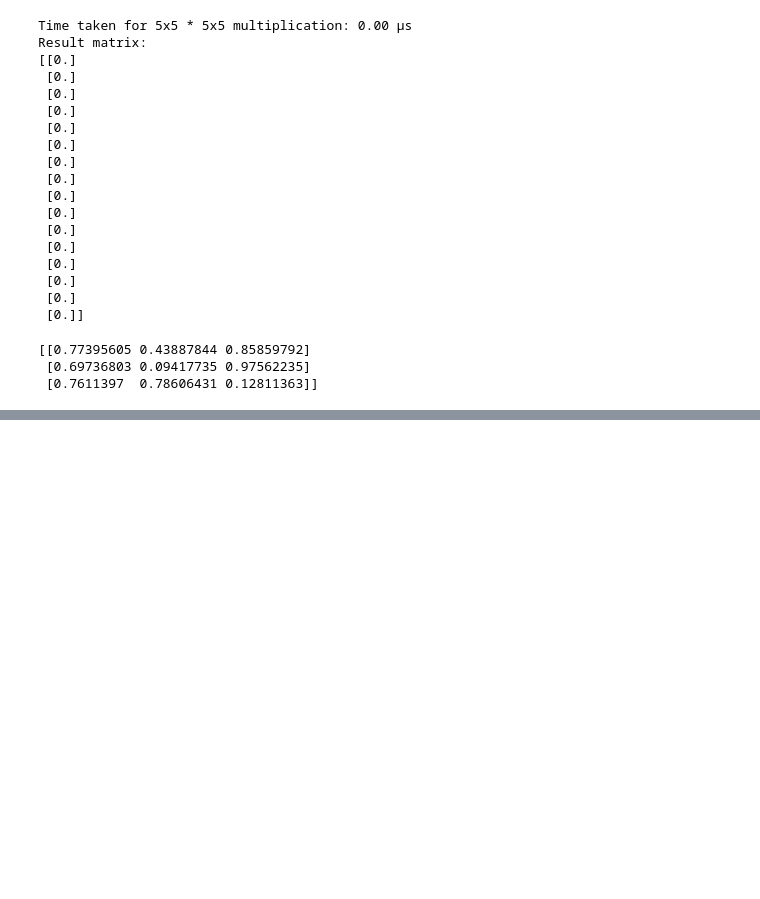
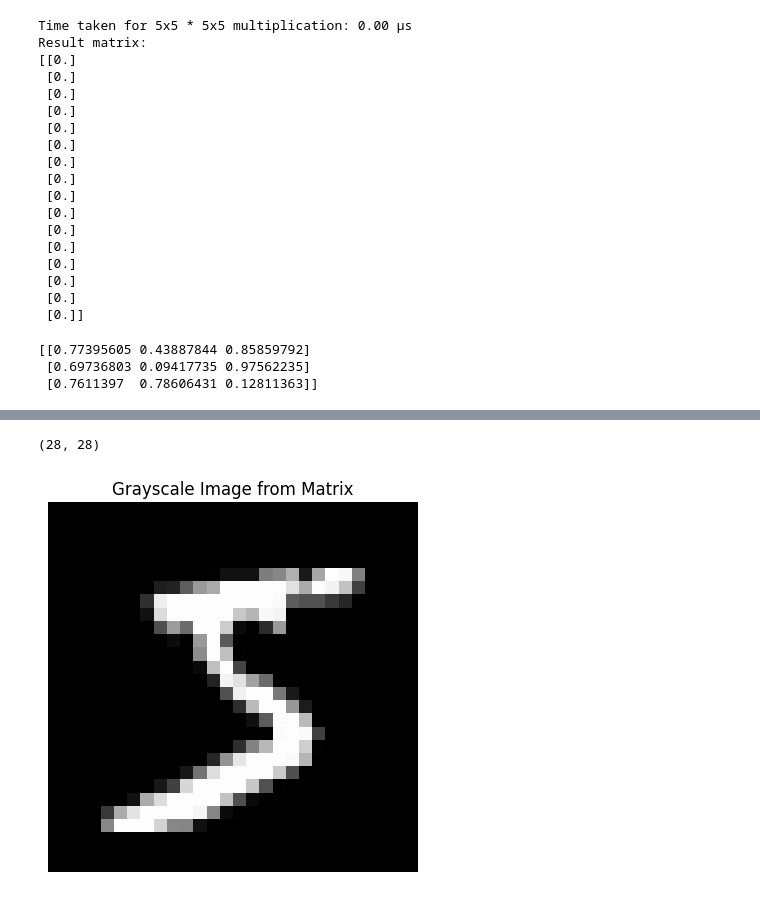
Before and after one commit to AliAbdallah454/rust_mlp, a Jupyter notebook: test.ipynb, the cells around one changed output, grey strips where cells are left out. Cells and saved outputs as stored; diff of their text form; code cells hidden in the pictures; blank space fills up the shorter version.

```diff
--- a/test.ipynb
+++ b/test.ipynb
@@ -109,0 +110,51 @@ plt.show()
+# %%
+import numpy as np
+
+# Paste the string here
+data = """
+0.00 0.00 0.00 0.00 0.00 0.00 0.00 0.00 0.00 0.00 0.00 0.00 0.00 0.00 0.00 0.00 0.00 0.00 0.00 0.00 0.00 0.00 0.00 0.00 0.00 0.00 0.00 0.00
+0.00 0.00 0.00 0.00 0.00 0.00 0.00 0.00 0.00 0.00 0.00 0.00 0.00 0.00 0.00 0.00 0.00 0.00 0.00 0.00 0.00 0.00 0.00 0.00 0.00 0.00 0.00 0.00
+0.00 0.00 0.00 0.00 0.00 0.00 0.00 0.00 0.00 0.00 0.00 0.00 0.00 0.00 0.00 0.00 0.00 0.00 0.00 0.00 0.00 0.00 0.00 0.00 0.00 0.00 0.00 0.00
+0.00 0.00 0.00 0.00 0.00 0.00 0.00 0.00 0.00 0.00 0.00 0.00 0.00 0.00 0.00 0.00 0.00 0.00 0.00 0.00 0.00 0.00 0.00 0.00 0.00 0.00 0.00 0.00
+0.00 0.00 0.00 0.00 0.00 0.00 0.00 0.00 0.00 0.00 0.00 0.00 0.00 0.00 0.00 0.00 0.00 0.00 0.00 0.00 0.00 0.00 0.00 0.00 0.00 0.00 0.00 0.00
+0.00 0.00 0.00 0.00 0.00 0.00 0.00 0.00 0.00 0.00 0.00 0.00 0.00 0.00 0.00 0.00 0.00 0.00 0.00 0.00 0.26 0.91 0.15 0.00 0.00 0.00 0.00 0.00
+0.00 0.00 0.00 0.00 0.24 0.32 0.00 0.00 0.00 0.00 0.00 0.00 0.00 0.00 0.00 0.00 0.00 0.00 0.00 0.00 0.47 0.71 0.15 0.00 0.00 0.00 0.00 0.00
+0.00 0.00 0.00 0.00 0.49 0.64 0.00 0.00 0.00 0.00 0.00 0.00 0.00 0.00 0.00 0.00 0.00 0.00 0.00 0.01 0.60 0.82 0.16 0.00 0.00 0.00 0.00 0.00
+0.00 0.00 0.00 0.00 0.86 0.64 0.00 0.00 0.00 0.00 0.00 0.00 0.00 0.00 0.00 0.00 0.00 0.00 0.00 0.11 1.00 0.64 0.00 0.00 0.00 0.00 0.00 0.00
+0.00 0.00 0.00 0.00 0.87 0.64 0.00 0.00 0.00 0.00 0.00 0.00 0.00 0.00 0.00 0.00 0.00 0.00 0.00 0.72 1.00 0.49 0.00 0.00 0.00 0.00 0.00 0.00
+0.00 0.00 0.00 0.18 0.96 0.64 0.00 0.00 0.00 0.00 0.00 0.00 0.00 0.00 0.00 0.00 0.00 0.00 0.00 0.78 1.00 0.22 0.00 0.00 0.00 0.00 0.00 0.00
+0.00 0.00 0.00 0.47 1.00 0.64 0.00 0.00 0.00 0.00 0.00 0.00 0.00 0.00 0.00 0.00 0.00 0.00 0.09 0.91 1.00 0.11 0.00 0.00 0.00 0.00 0.00 0.00
+0.00 0.00 0.00 0.62 1.00 0.47 0.00 0.00 0.00 0.00 0.00 0.00 0.00 0.00 0.00 0.00 0.00 0.00 0.64 1.00 0.85 0.06 0.00 0.00 0.00 0.00 0.00 0.00
+0.00 0.00 0.00 0.62 1.00 0.26 0.00 0.00 0.00 0.00 0.00 0.00 0.00 0.00 0.00 0.05 0.34 0.70 0.97 1.00 0.36 0.00 0.00 0.00 0.00 0.00 0.00 0.00
+0.00 0.00 0.00 0.62 1.00 0.33 0.00 0.00 0.00 0.18 0.19 0.45 0.56 0.59 0.95 0.95 0.92 0.70 0.95 0.99 0.16 0.00 0.00 0.00 0.00 0.00 0.00 0.00
+0.00 0.00 0.00 0.59 0.99 0.93 0.81 0.81 0.81 0.99 1.00 0.98 0.94 0.78 0.56 0.36 0.11 0.02 0.91 0.98 0.00 0.00 0.00 0.00 0.00 0.00 0.00 0.00
+0.00 0.00 0.00 0.00 0.47 0.69 0.69 0.69 0.69 0.69 0.38 0.22 0.00 0.00 0.00 0.00 0.00 0.40 1.00 0.86 0.00 0.00 0.00 0.00 0.00 0.00 0.00 0.00
+0.00 0.00 0.00 0.00 0.00 0.00 0.00 0.00 0.00 0.00 0.00 0.00 0.00 0.00 0.00 0.00 0.00 0.66 1.00 0.54 0.00 0.00 0.00 0.00 0.00 0.00 0.00 0.00
+0.00 0.00 0.00 0.00 0.00 0.00 0.00 0.00 0.00 0.00 0.00 0.00 0.00 0.00 0.00 0.00 0.00 0.66 1.00 0.22 0.00 0.00 0.00 0.00 0.00 0.00 0.00 0.00
+0.00 0.00 0.00 0.00 0.00 0.00 0.00 0.00 0.00 0.00 0.00 0.00 0.00 0.00 0.00 0.00 0.00 0.66 1.00 0.22 0.00 0.00 0.00 0.00 0.00 0.00 0.00 0.00
+0.00 0.00 0.00 0.00 0.00 0.00 0.00 0.00 0.00 0.00 0.00 0.00 0.00 0.00 0.00 0.00 0.00 0.66 1.00 0.37 0.00 0.00 0.00 0.00 0.00 0.00 0.00 0.00
+0.00 0.00 0.00 0.00 0.00 0.00 0.00 0.00 0.00 0.00 0.00 0.00 0.00 0.00 0.00 0.00 0.00 0.66 1.00 0.38 0.00 0.00 0.00 0.00 0.00 0.00 0.00 0.00
+0.00 0.00 0.00 0.00 0.00 0.00 0.00 0.00 0.00 0.00 0.00 0.00 0.00 0.00 0.00 0.00 0.00 0.66 1.00 0.60 0.00 0.00 0.00 0.00 0.00 0.00 0.00 0.00
+0.00 0.00 0.00 0.00 0.00 0.00 0.00 0.00 0.00 0.00 0.00 0.00 0.00 0.00 0.00 0.00 0.00 0.66 1.00 0.60 0.00 0.00 0.00 0.00 0.00 0.00 0.00 0.00
+0.00 0.00 0.00 0.00 0.00 0.00 0.00 0.00 0.00 0.00 0.00 0.00 0.00 0.00 0.00 0.00 0.00 0.38 1.00 0.60 0.00 0.00 0.00 0.00 0.00 0.00 0.00 0.00
+0.00 0.00 0.00 0.00 0.00 0.00 0.00 0.00 0.00 0.00 0.00 0.00 0.00 0.00 0.00 0.00 0.00 0.00 0.00 0.00 0.00 0.00 0.00 0.00 0.00 0.00 0.00 0.00
+0.00 0.00 0.00 0.00 0.00 0.00 0.00 0.00 0.00 0.00 0.00 0.00 0.00 0.00 0.00 0.00 0.00 0.00 0.00 0.00 0.00 0.00 0.00 0.00 0.00 0.00 0.00 0.00
+0.00 0.00 0.00 0.00 0.00 0.00 0.00 0.00 0.00 0.00 0.00 0.00 0.00 0.00 0.00 0.00 0.00 0.00 0.00 0.00 0.00 0.00 0.00 0.00 0.00 0.00 0.00 0.00
+"""  # <- Your full text goes here between the triple quotes
+
+# Clean and convert to a 2D array
+rows = data.strip().split('\n')
+matrix = np.array([[float(num) for num in row.strip().split()] for row in rows])
+
+print(matrix.shape)  # Check the shape, should be (28, 28) if it's an image
+# %% [output]
+(28, 28)
+# %%
+import matplotlib.pyplot as plt
+
+plt.imshow(matrix, cmap='gray')
+plt.title("Grayscale Image from Matrix")
+plt.axis('off')  # Hide axes
+plt.show()
+# %% [output]
+[figure, added]
```
Also changed, not shown: parts of 1 cell of this notebook, 8 other files.
